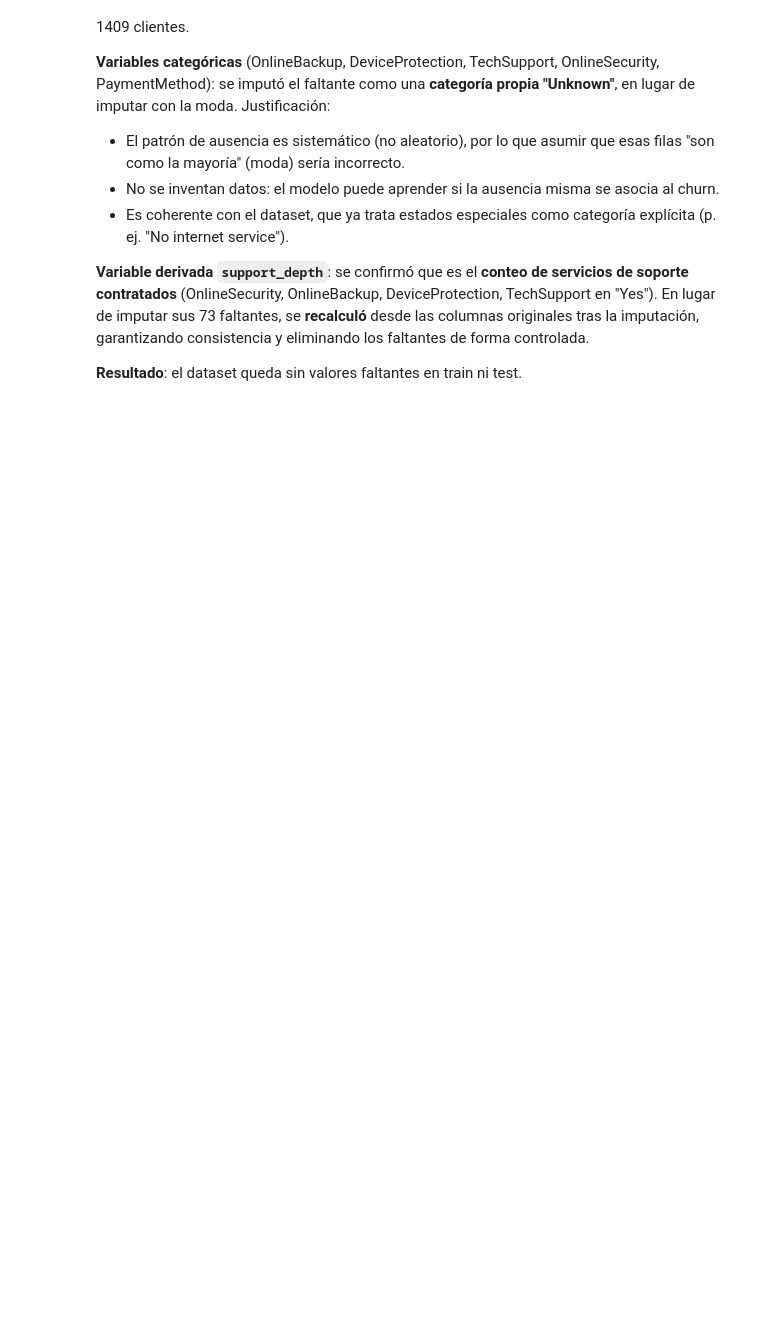
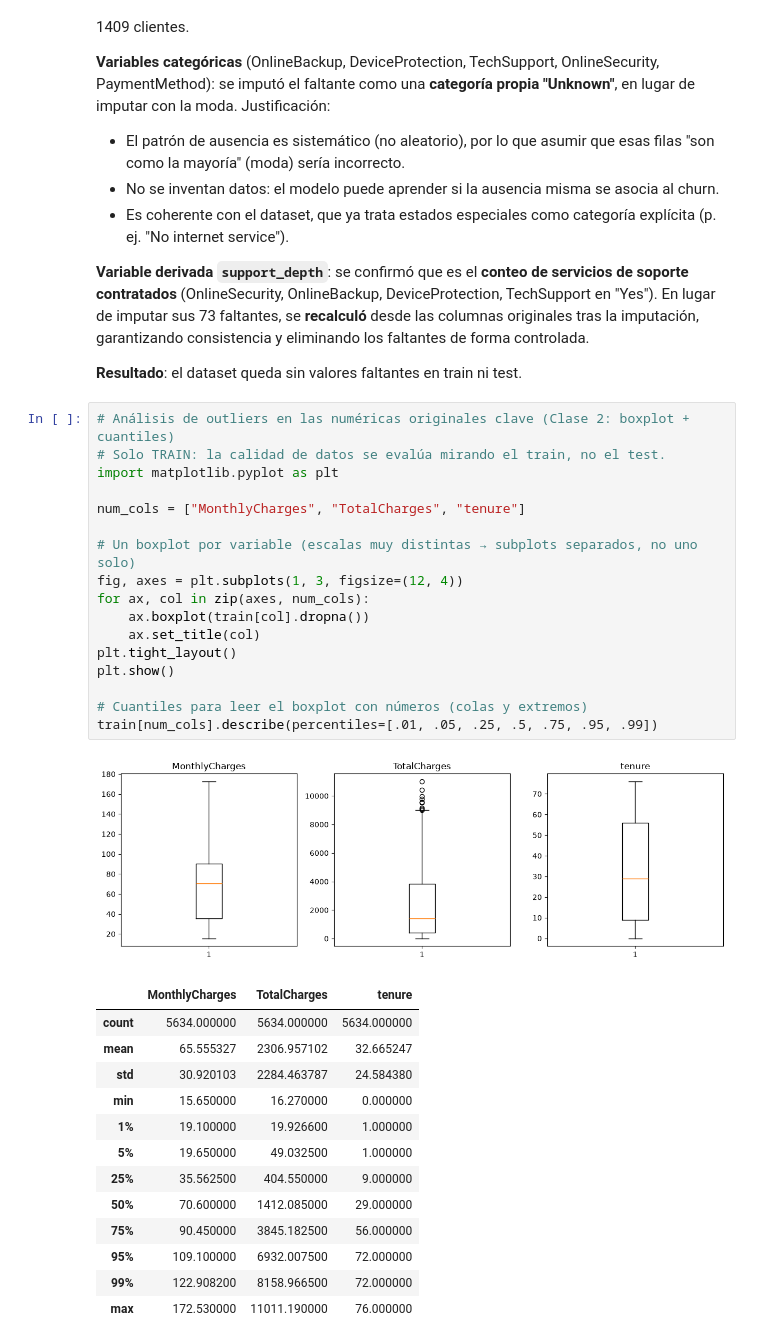
Before and after one commit to Benja726/ml, a Jupyter notebook: churn-obligatorio.ipynb, the cells around one changed output. Cells and saved outputs as stored; diff of their text form; blank space fills up the shorter version.

```diff
--- a/churn-obligatorio.ipynb
+++ b/churn-obligatorio.ipynb
@@ -309,3 +309,35 @@ En lugar de imputar sus 73 faltantes, se **recalculó** desde las columnas origi
 la imputación, garantizando consistencia y eliminando los faltantes de forma controlada.
 
 **Resultado**: el dataset queda sin valores faltantes en train ni test.
+# %%
+# Análisis de outliers en las numéricas originales clave (Clase 2: boxplot + cuantiles)
+# Solo TRAIN: la calidad de datos se evalúa mirando el train, no el test.
+import matplotlib.pyplot as plt
+
+num_cols = ["MonthlyCharges", "TotalCharges", "tenure"]
+
+# Un boxplot por variable (escalas muy distintas → subplots separados, no uno solo)
+fig, axes = plt.subplots(1, 3, figsize=(12, 4))
+for ax, col in zip(axes, num_cols):
+    ax.boxplot(train[col].dropna())
+    ax.set_title(col)
+plt.tight_layout()
+plt.show()
+
+# Cuantiles para leer el boxplot con números (colas y extremos)
+train[num_cols].describe(percentiles=[.01, .05, .25, .5, .75, .95, .99])
+# %% [output]
+[figure, added]
+|  | MonthlyCharges | TotalCharges | tenure |
+| count | 5634.000000 | 5634.000000 | 5634.000000 |
+| mean | 65.555327 | 2306.957102 | 32.665247 |
+| std | 30.920103 | 2284.463787 | 24.584380 |
+| min | 15.650000 | 16.270000 | 0.000000 |
+| 1% | 19.100000 | 19.926600 | 1.000000 |
+| 5% | 19.650000 | 49.032500 | 1.000000 |
+| 25% | 35.562500 | 404.550000 | 9.000000 |
+| 50% | 70.600000 | 1412.085000 | 29.000000 |
+| 75% | 90.450000 | 3845.182500 | 56.000000 |
+| 95% | 109.100000 | 6932.007500 | 72.000000 |
+| 99% | 122.908200 | 8158.966500 | 72.000000 |
+| max | 172.530000 | 11011.190000 | 76.000000 |
```
Also changed, not shown: parts of 16 cells of this notebook, 4 other files.
